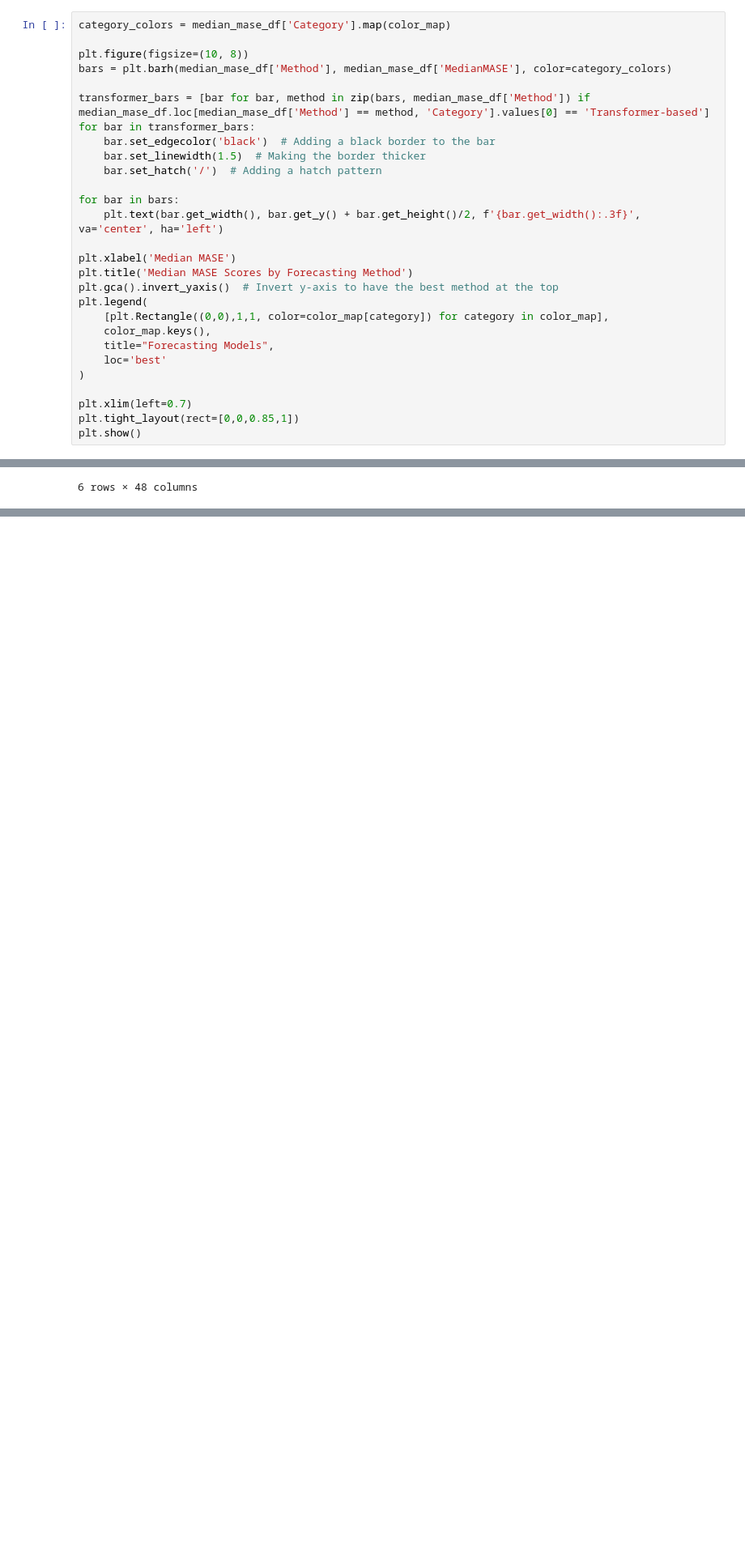
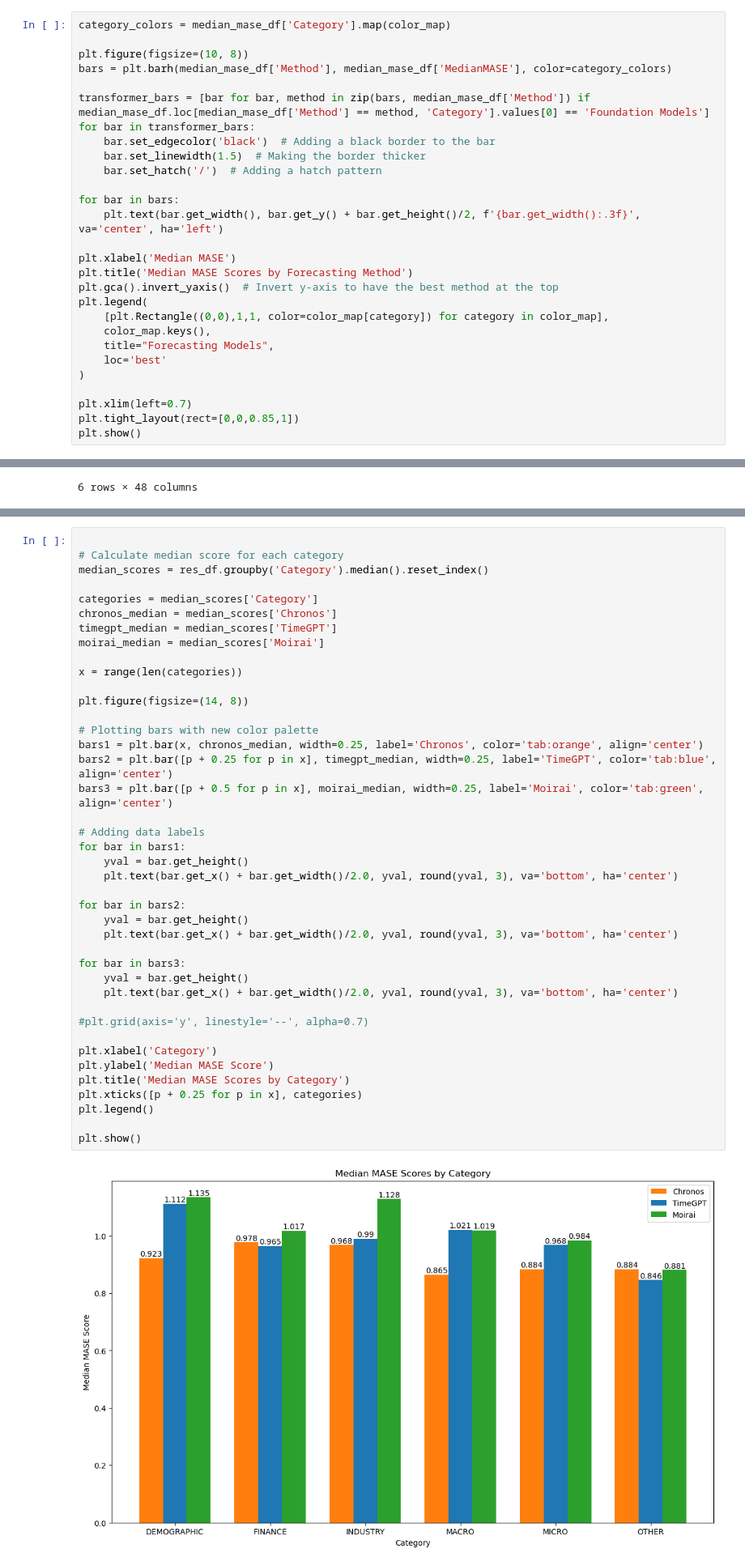
Before and after one commit to tom-alten/OutsmartingTime, a Jupyter notebook: Analysis/mase_result.ipynb, the cells around one changed output, grey strips where cells are left out. Shown at 81% size. Saved outputs shown, nothing was run; the diff lists cells and outputs as text; blank space fills up the shorter version.

```diff
--- a/Analysis/mase_result.ipynb
+++ b/Analysis/mase_result.ipynb
@@ -174,7 +176,7 @@ category_colors = median_mase_df['Category'].map(color_map)
 plt.figure(figsize=(10, 8))
 bars = plt.barh(median_mase_df['Method'], median_mase_df['MedianMASE'], color=category_colors)
 
-transformer_bars = [bar for bar, method in zip(bars, median_mase_df['Method']) if median_mase_df.loc[median_mase_df['Method'] == method, 'Category'].values[0] == 'Transformer-based']
+transformer_bars = [bar for bar, method in zip(bars, median_mase_df['Method']) if median_mase_df.loc[median_mase_df['Method'] == method, 'Category'].values[0] == 'Foundation Models']
 for bar in transformer_bars:
     bar.set_edgecolor('black')  # Adding a black border to the bar
     bar.set_linewidth(1.5)  # Making the border thicker
@@ -632,3 +579,46 @@ KeyError: 'Horizon'
+# %%
+
+# Calculate median score for each category
+median_scores = res_df.groupby('Category').median().reset_index()
+
+categories = median_scores['Category']
+chronos_median = median_scores['Chronos']
+timegpt_median = median_scores['TimeGPT']
+moirai_median = median_scores['Moirai']
+
+x = range(len(categories))
+
+plt.figure(figsize=(14, 8))
+
+# Plotting bars with new color palette
+bars1 = plt.bar(x, chronos_median, width=0.25, label='Chronos', color='tab:orange', align='center')
+bars2 = plt.bar([p + 0.25 for p in x], timegpt_median, width=0.25, label='TimeGPT', color='tab:blue', align='center')
+bars3 = plt.bar([p + 0.5 for p in x], moirai_median, width=0.25, label='Moirai', color='tab:green', align='center')
+
+# Adding data labels
+for bar in bars1:
+    yval = bar.get_height()
+    plt.text(bar.get_x() + bar.get_width()/2.0, yval, round(yval, 3), va='bottom', ha='center')
+
+for bar in bars2:
+    yval = bar.get_height()
+    plt.text(bar.get_x() + bar.get_width()/2.0, yval, round(yval, 3), va='bottom', ha='center')
+
+for bar in bars3:
+    yval = bar.get_height()
+    plt.text(bar.get_x() + bar.get_width()/2.0, yval, round(yval, 3), va='bottom', ha='center')
+
+#plt.grid(axis='y', linestyle='--', alpha=0.7)
+
+plt.xlabel('Category')
+plt.ylabel('Median MASE Score')
+plt.title('Median MASE Scores by Category')
+plt.xticks([p + 0.25 for p in x], categories)
+plt.legend()
+
+plt.show()
+# %% [output]
+[figure, added]
 # %%
 plot_mase_results(micro_mase_results, categories_dict, color_map, "MASE Scores by Forecasting Method - Micro Data")
 plot_mase_results(industry_mase_results, categories_dict, color_map, "MASE Scores by Forecasting Method - Industry Data")
```
Also changed, not shown: parts of 17 cells of this notebook, 2 other files.
